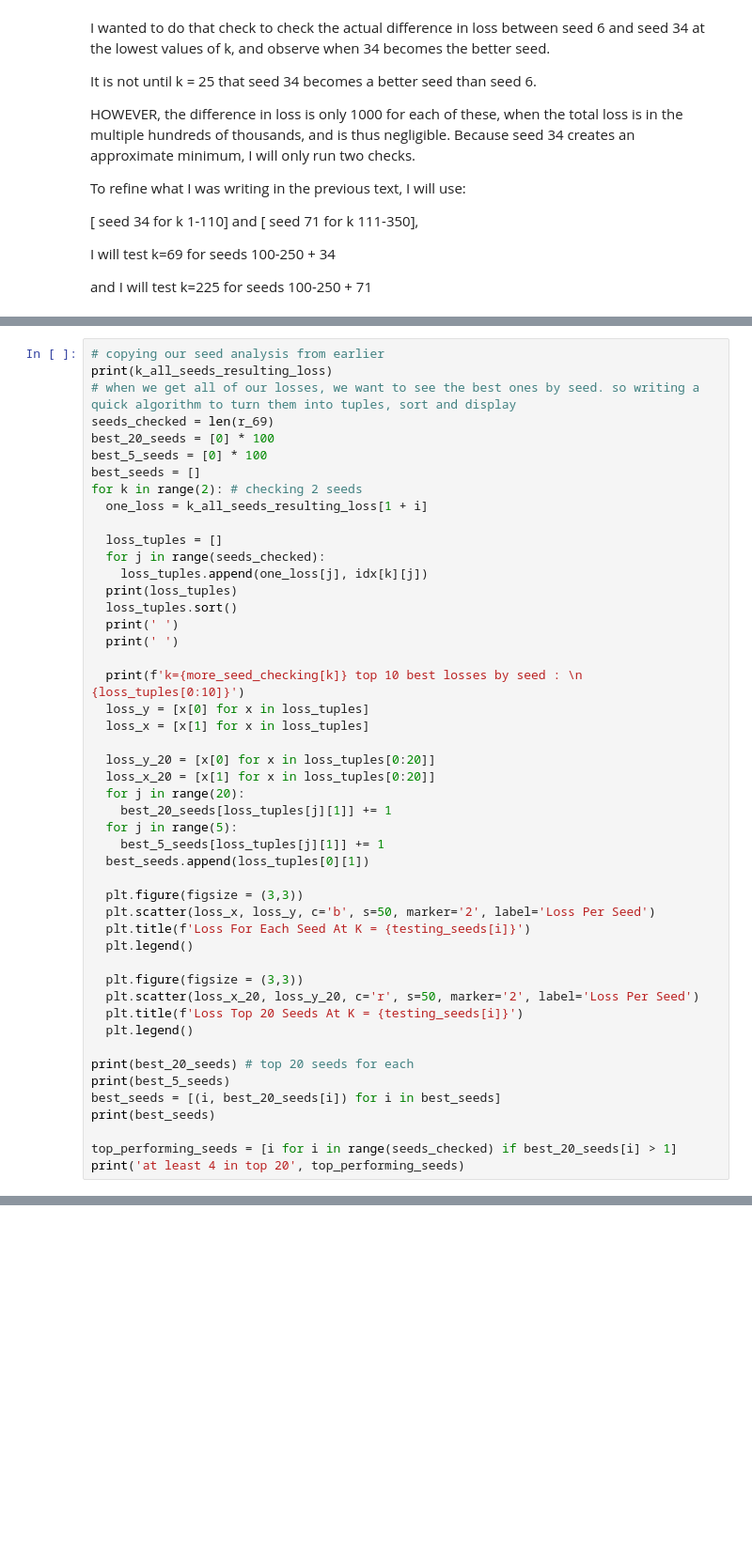
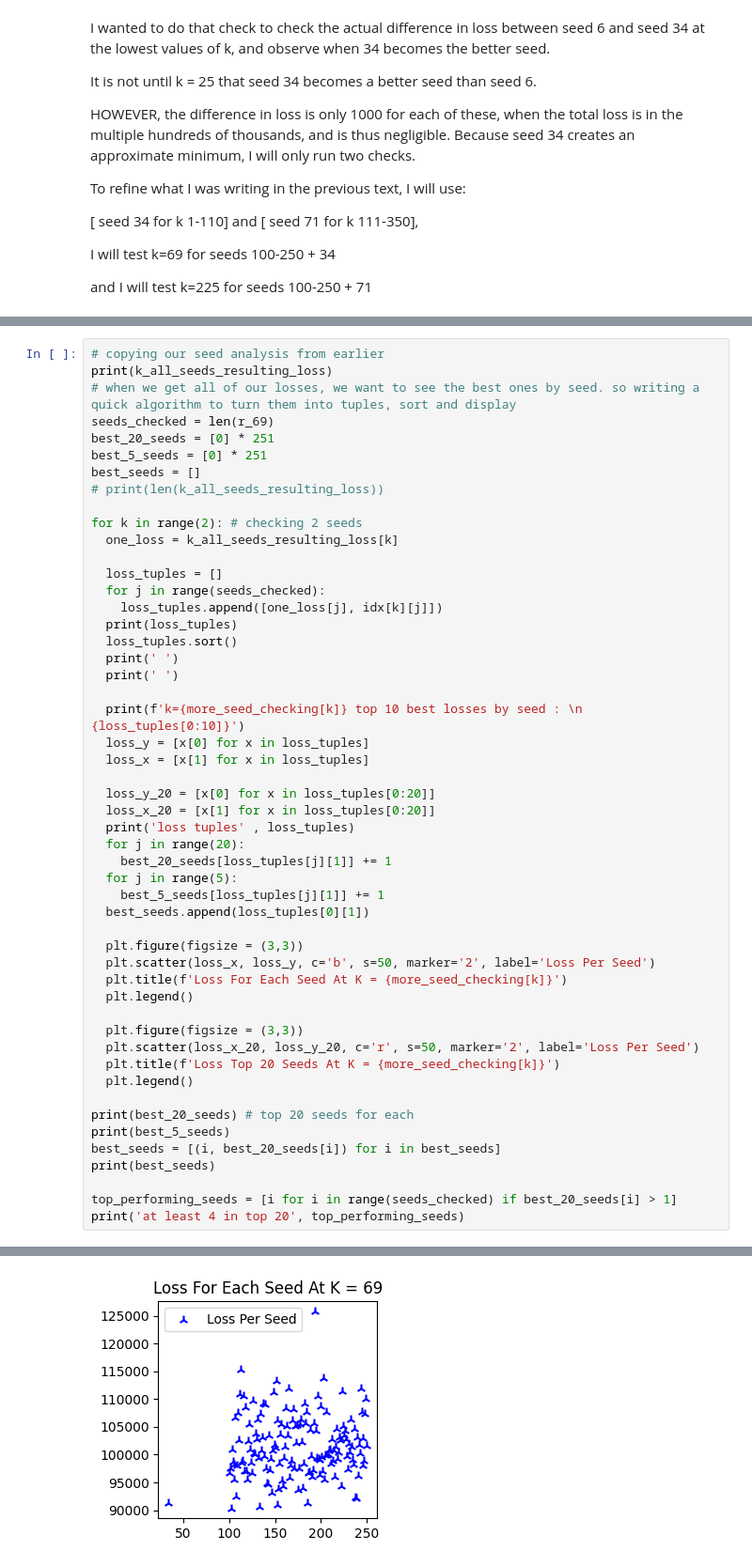
Before and after one commit to Tyrowo/county-population-clustering, a Jupyter notebook: K-Means Clustering.ipynb, the cells around one changed output, grey strips where cells are left out. Shown at 94% size. Saved outputs shown, nothing was run; the diff lists cells and outputs as text; blank space fills up the shorter version.

```diff
--- a/K-Means Clustering.ipynb
+++ b/K-Means Clustering.ipynb
@@ -916,15 +951,17 @@ k_means(225, r_225)
 print(k_all_seeds_resulting_loss)
 # when we get all of our losses, we want to see the best ones by seed. so writing a quick algorithm to turn them into tuples, sort and display
 seeds_checked = len(r_69)
-best_20_seeds = [0] * 100
-best_5_seeds = [0] * 100
+best_20_seeds = [0] * 251
+best_5_seeds = [0] * 251
 best_seeds = []
+# print(len(k_all_seeds_resulting_loss))
+
 for k in range(2): # checking 2 seeds
-  one_loss = k_all_seeds_resulting_loss[1 + i]
+  one_loss = k_all_seeds_resulting_loss[k]
 
   loss_tuples = []
   for j in range(seeds_checked):
-    loss_tuples.append(one_loss[j], idx[k][j])
+    loss_tuples.append([one_loss[j], idx[k][j]])
   print(loss_tuples)
   loss_tuples.sort()
   print(' ')
@@ -936,6 +973,7 @@ for k in range(2): # checking 2 seeds
 
   loss_y_20 = [x[0] for x in loss_tuples[0:20]]
   loss_x_20 = [x[1] for x in loss_tuples[0:20]]
+  print('loss tuples' , loss_tuples)
   for j in range(20):
     best_20_seeds[loss_tuples[j][1]] += 1
   for j in range(5):
@@ -944,12 +982,12 @@ for k in range(2): # checking 2 seeds
 
   plt.figure(figsize = (3,3))
   plt.scatter(loss_x, loss_y, c='b', s=50, marker='2', label='Loss Per Seed')
-  plt.title(f'Loss For Each Seed At K = {testing_seeds[i]}')
+  plt.title(f'Loss For Each Seed At K = {more_seed_checking[k]}')
   plt.legend()
 
   plt.figure(figsize = (3,3))
   plt.scatter(loss_x_20, loss_y_20, c='r', s=50, marker='2', label='Loss Per Seed')
-  plt.title(f'Loss Top 20 Seeds At K = {testing_seeds[i]}')
+  plt.title(f'Loss Top 20 Seeds At K = {more_seed_checking[k]}')
   plt.legend()
 
 print(best_20_seeds) # top 20 seeds for each
@@ -959,3 +997,4 @@ print(best_seeds)
 
 top_performing_seeds = [i for i in range(seeds_checked) if best_20_seeds[i] > 1]
 print('at least 4 in top 20', top_performing_seeds)
+# %% [output]
@@ -961,0 +1018 @@ print('at least 4 in top 20', top_performing_seeds)
+[figure, added]
```
Also changed, not shown: parts of 5 cells of this notebook.
